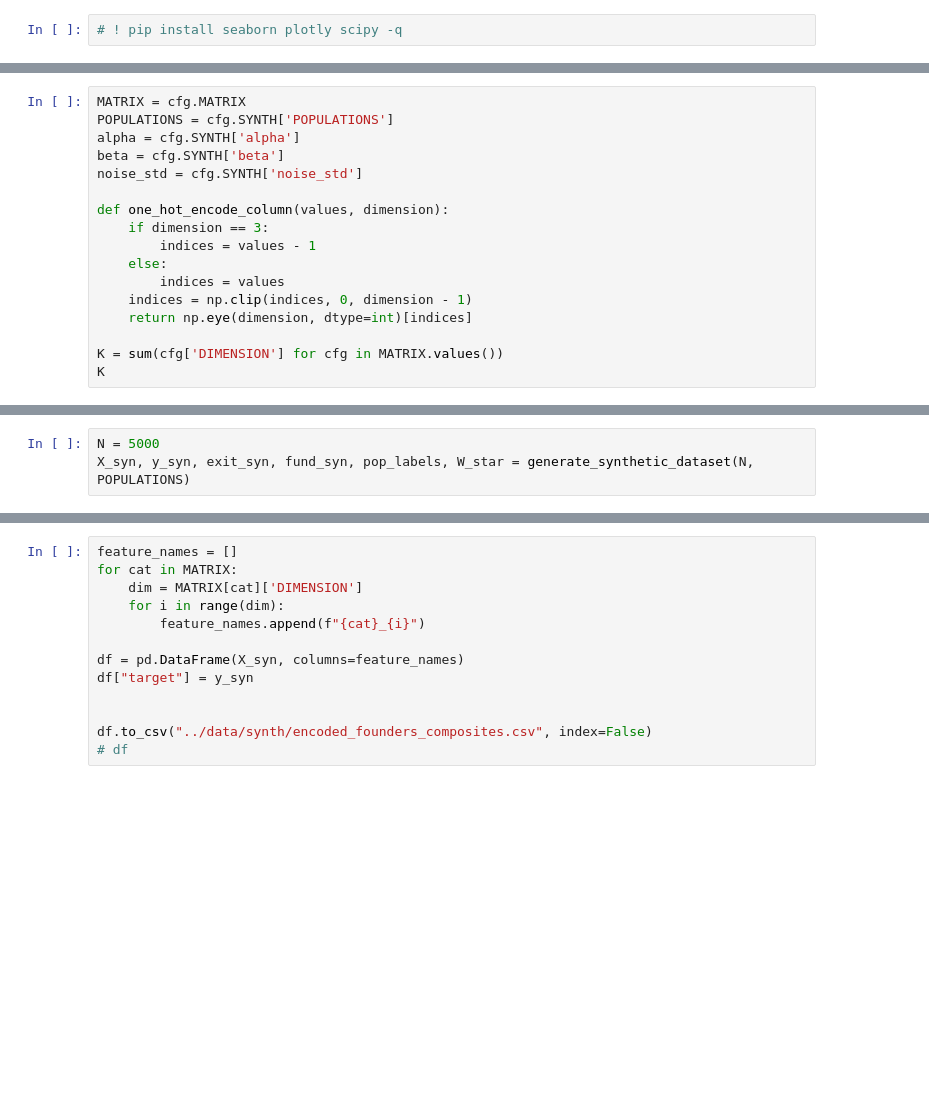
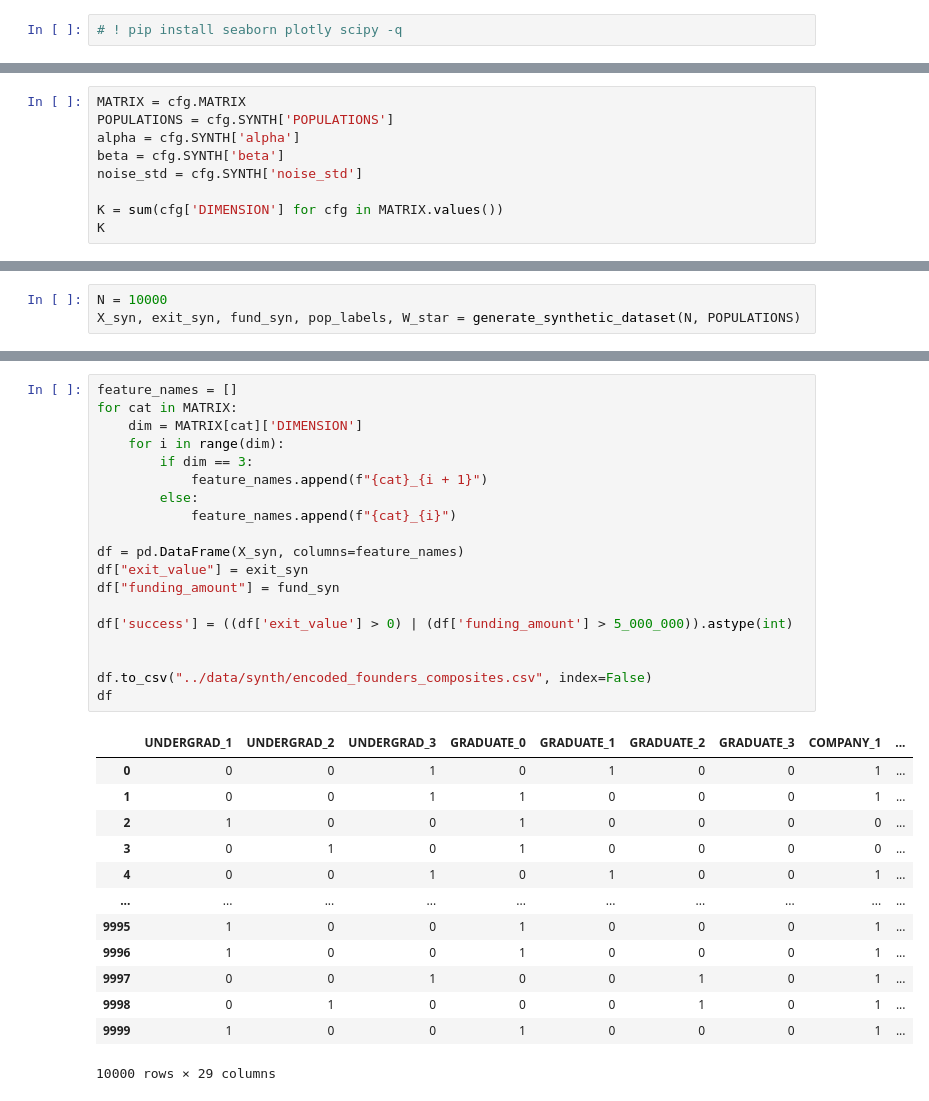
Before and after one commit to vireshpati/founder-rank, a Jupyter notebook: notebooks/datagen.ipynb, the cells around one changed output, grey strips where cells are left out. Cells and saved outputs as stored; diff of their text form; blank space fills up the shorter version.

```diff
--- a/notebooks/datagen.ipynb
+++ b/notebooks/datagen.ipynb
@@ -45,13 +31,5 @@ alpha = cfg.SYNTH['alpha']
 beta = cfg.SYNTH['beta']
 noise_std = cfg.SYNTH['noise_std']
 
-def one_hot_encode_column(values, dimension):
-    if dimension == 3:
-        indices = values - 1
-    else:
-        indices = values
-    indices = np.clip(indices, 0, dimension - 1)
-    return np.eye(dimension, dtype=int)[indices]
-
 K = sum(cfg['DIMENSION'] for cfg in MATRIX.values())
 K
@@ -442,5 +380,5 @@ def print_funding_exit_stats(fund_vals, exit_vals, label="Overall"):
     print(df['Exit'].describe(percentiles=[0.01, 0.05, 0.25, 0.5, 0.75, 0.95, 0.99]))
     print("\n")
 # %%
-N = 5000
-X_syn, y_syn, exit_syn, fund_syn, pop_labels, W_star = generate_synthetic_dataset(N, POPULATIONS)
+N = 10000
+X_syn, exit_syn, fund_syn, pop_labels, W_star = generate_synthetic_dataset(N, POPULATIONS)
@@ -476,13 +410,33 @@ print_funding_exit_stats(fund_syn, exit_syn, label="Overall")
 # %%
 feature_names = []
 for cat in MATRIX:
     dim = MATRIX[cat]['DIMENSION']
     for i in range(dim):
-        feature_names.append(f"{cat}_{i}")
+        if dim == 3:
+            feature_names.append(f"{cat}_{i + 1}")
+        else:
+            feature_names.append(f"{cat}_{i}")
 
 df = pd.DataFrame(X_syn, columns=feature_names)
-df["target"] = y_syn
+df["exit_value"] = exit_syn
+df["funding_amount"] = fund_syn
+
+df['success'] = ((df['exit_value'] > 0) | (df['funding_amount'] > 5_000_000)).astype(int)
 
 
 df.to_csv("../data/synth/encoded_founders_composites.csv", index=False)
-# df
+df
+# %% [output]
+|  | UNDERGRAD_1 | UNDERGRAD_2 | UNDERGRAD_3 | GRADUATE_0 | GRADUATE_1 | GRADUATE_2 | GRADUATE_3 | COMPANY_1 | ... |
+| 0 | 0 | 0 | 1 | 0 | 1 | 0 | 0 | 1 | ... |
+| 1 | 0 | 0 | 1 | 1 | 0 | 0 | 0 | 1 | ... |
+| 2 | 1 | 0 | 0 | 1 | 0 | 0 | 0 | 0 | ... |
+| 3 | 0 | 1 | 0 | 1 | 0 | 0 | 0 | 0 | ... |
+| 4 | 0 | 0 | 1 | 0 | 1 | 0 | 0 | 1 | ... |
+| ... | ... | ... | ... | ... | ... | ... | ... | ... | ... |
+| 9995 | 1 | 0 | 0 | 1 | 0 | 0 | 0 | 1 | ... |
+| 9996 | 1 | 0 | 0 | 1 | 0 | 0 | 0 | 1 | ... |
+| 9997 | 0 | 0 | 1 | 0 | 0 | 1 | 0 | 1 | ... |
+| 9998 | 0 | 1 | 0 | 0 | 0 | 1 | 0 | 1 | ... |
+| 9999 | 1 | 0 | 0 | 1 | 0 | 0 | 0 | 1 | ... |
+10000 rows × 29 columns
```
Also changed, not shown: parts of 9 cells of this notebook, 6 other files.
